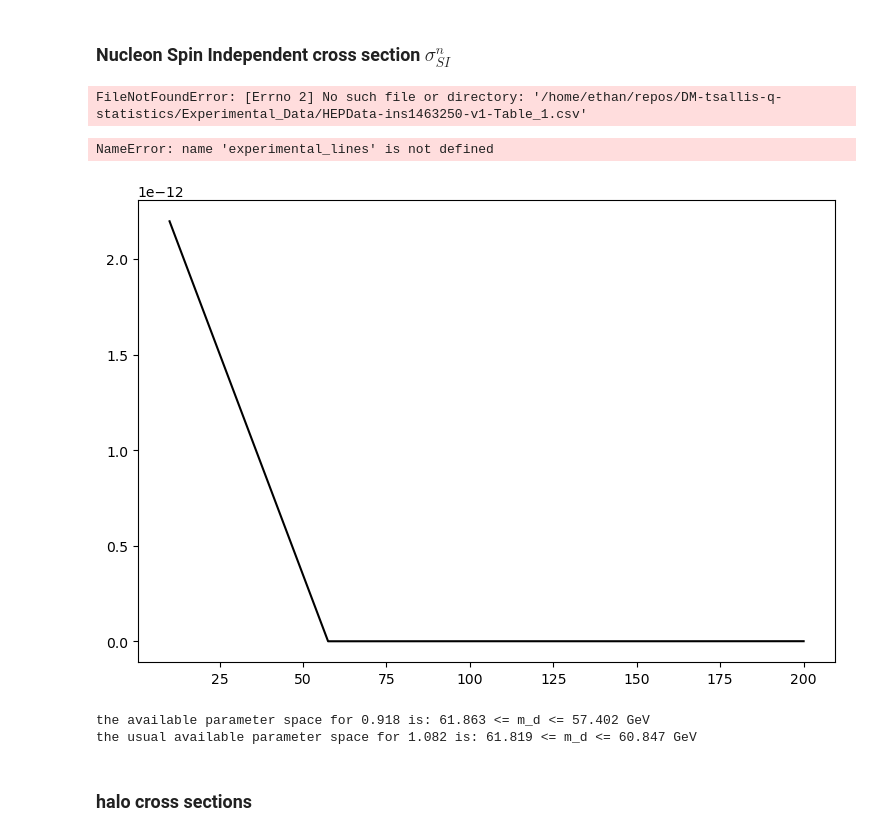
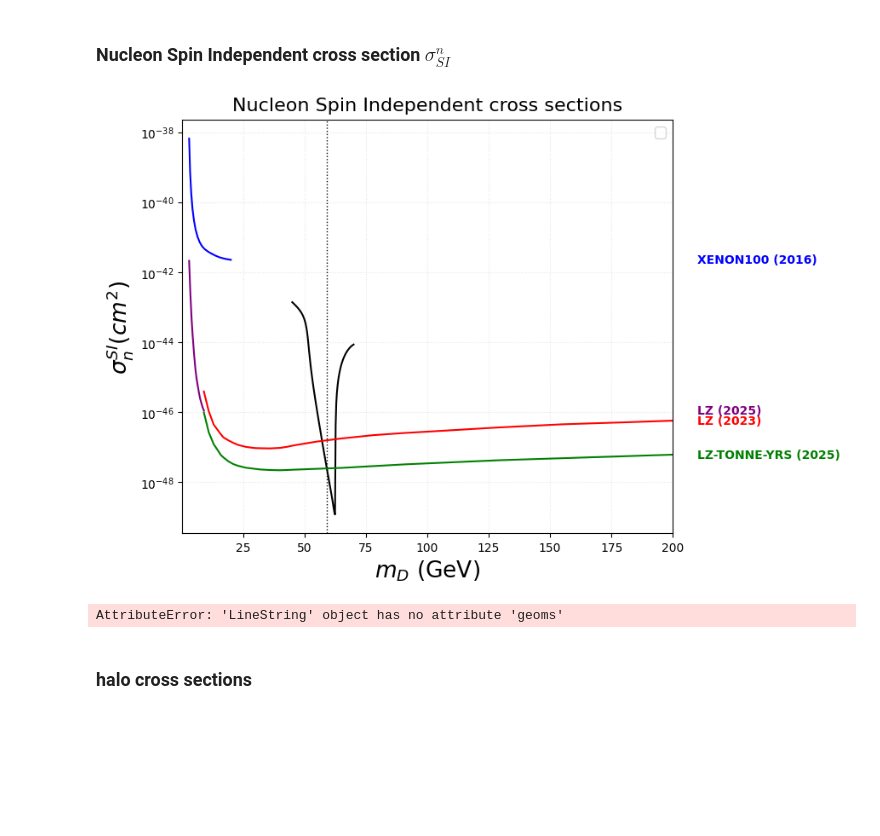
Before and after one commit to Ethan-Rodriguez-phy/Real-Scalar-Singlet-Revisited, a Jupyter notebook: Scripts/Final_RSS.ipynb, the cells around one changed output. Drawn from its saved outputs; the diff is of its cells as text; code cells hidden in the pictures; blank space fills up the shorter version.

Commit message:
final Plot

```diff
--- a/Scripts/Final_RSS.ipynb
+++ b/Scripts/Final_RSS.ipynb
@@ -943,12 +982,19 @@ plt.show()
 ### Nucleon Spin Independent cross section $\sigma_{SI}^n$
 # %%
 ############ EXPERIMENTAL DATA #################
+
+#Load the data
+output_dir = base_dir/ "Constraints"
+output_dir.mkdir(parents=True, exist_ok=True)
+
 #--------------------Xenon100 (2016)
-xenon100 = pd.read_csv(r'/home/ethan/repos/DM-tsallis-q-statistics/Experimental_Data/HEPData-ins1463250-v1-Table_1.csv', comment='#')
+path = output_dir / "HEPData-ins1463250-v1-Table_1.csv"
+xenon100 = pd.read_csv(path, comment='#')
 masses1, cs1 = xenon100["WIMP mass [GeV/$c^2$]"].tolist(), xenon100["WIMP-nucleon cross section [cm$^2$]"].tolist()
 
 #-------------------LZ 2023
-LZ_2023 = pd.read_csv(r'/home/ethan/repos/DM-tsallis-q-statistics/Experimental_Data/HEPData-ins2107834-v1-SI_cross_section.csv', comment='#')
+path = output_dir / "HEPData-ins2107834-v1-SI_cross_section.csv"
+LZ_2023 = pd.read_csv(path, comment='#')
 
 first_header_repeat = LZ_2023[LZ_2023['mass'] == 'mass'].index
 if len(first_header_repeat) > 0:
@@ -960,7 +1006,8 @@ LZ_2023 = LZ_2023.dropna()
 masses2, cs2 = LZ_2023["mass"].tolist(), LZ_2023["pc_limit"].tolist()
 
 #--------------------LZ TONE YEARS 2025
-LZ_TONE_YRS_2025 = pd.read_csv(r'/home/ethan/repos/DM-tsallis-q-statistics/Experimental_Data/HEPData-ins2841863-v2-SI_cross_section.csv', comment='#')
+path = output_dir / "HEPData-ins2841863-v2-SI_cross_section.csv"
+LZ_TONE_YRS_2025 = pd.read_csv(path, comment='#')
 
 first_header_repeat = LZ_TONE_YRS_2025[LZ_TONE_YRS_2025['mass'] == 'mass'].index
 if len(first_header_repeat) > 0:
@@ -972,7 +1019,8 @@ LZ_TONE_YRS_2025 = LZ_TONE_YRS_2025.dropna()
 masses3, cs3 = LZ_TONE_YRS_2025["mass"].tolist(), LZ_TONE_YRS_2025["limit"].tolist()
 
 #-------------------LZ 2025
-LZ_2025 = pd.read_csv(r'/home/ethan/repos/DM-tsallis-q-statistics/Experimental_Data/HEPData-ins3091049-v2-SI_cross_section.csv', comment='#')
+path = output_dir / "HEPData-ins3091049-v2-SI_cross_section.csv"
+LZ_2025 = pd.read_csv(path, comment='#')
 
 first_header_repeat = LZ_2025[LZ_2025['mass'] == 'mass'].index
 if len(first_header_repeat) > 0:
@@ -990,47 +1038,46 @@ experimental_lines = [
     (masses3, cs3, "LZ-TONNE-YRS (2025)", "green"),
     (masses4, cs4, "LZ (2025)", "purple"),
 ]
-# %% [output]
-FileNotFoundError: [Errno 2] No such file or directory: '/home/ethan/repos/DM-tsallis-q-statistics/Experimental_Data/HEPData-ins1463250-v1-Table_1.csv'
 # %%
 fig, ax = plt.subplots(figsize=(9, 6))
 #True sigmas
-ax.plot(masses,cs_SI_n, color="black", linestyle="solid")
+ax.plot(masses_100,cs_SI_n_100, color="black", linestyle="solid")
 
 #Experimental data
 for m, cs_exp, label, color in experimental_lines:
     line, = ax.plot(m, cs_exp, color=color, linestyle="solid")
 
     x_pos = 200
     y_pos = np.interp(200, m, cs_exp)
 
     ax.text(x_pos * 1.05, y_pos, label, color=color,
             fontsize=10, va='center', fontweight='bold')
 
 # Axes labels and title
 ax.set_xlabel(r"$m_D$ (GeV)", fontsize=19)
 ax.set_ylabel(r"$\sigma_n^{SI} (cm^2) $", fontsize=19)
 ax.set_title(r"Nucleon Spin Independent cross sections", fontsize=16, pad=8)
 
 # Limits
 ax.set_xlim(0.1, 200)
 # Light grid for readability
 ax.grid(True, which="both", ls=":", alpha=0.3)
 ax.set_yscale("log")
 # Legend
 ax.legend(loc='upper right', fontsize=12, frameon=True)
 
 plt.axvline(x=59, color='black', linestyle=':', linewidth=1.0)
 
 # Save inside Results for your LaTeX includegraphics
+output_dir = base_dir/ "Results"
+output_dir.mkdir(parents=True, exist_ok=True)
 path = output_dir / "Nucleon_SI_N_cs.png"
 
 plt.savefig(path, dpi=300, bbox_inches="tight")
 plt.tight_layout()
 plt.show()
 # %% [output]
-NameError: name 'experimental_lines' is not defined
-[figure, old version]
+[figure, new version]
 # %%
 #####################Obtaining the available parameter space###################################
 
@@ -1050,8 +1097,7 @@ m1_norm, m2_norm = point_1.x, point_2.x
 
 print(f"the available parameter space is: {round(m1_norm,3)} <= m_d <= {round(m2_norm,3)} GeV")
 # %% [output]
-the available parameter space for 0.918 is: 61.863 <= m_d <= 57.402 GeV
-the usual available parameter space for 1.082 is: 61.819 <= m_d <= 60.847 GeV
+AttributeError: 'LineString' object has no attribute 'geoms'
 # %% [markdown]
 ### halo cross sections
 # %% [markdown]
```
Also changed, not shown: parts of 15 cells of this notebook, 5 other files.
